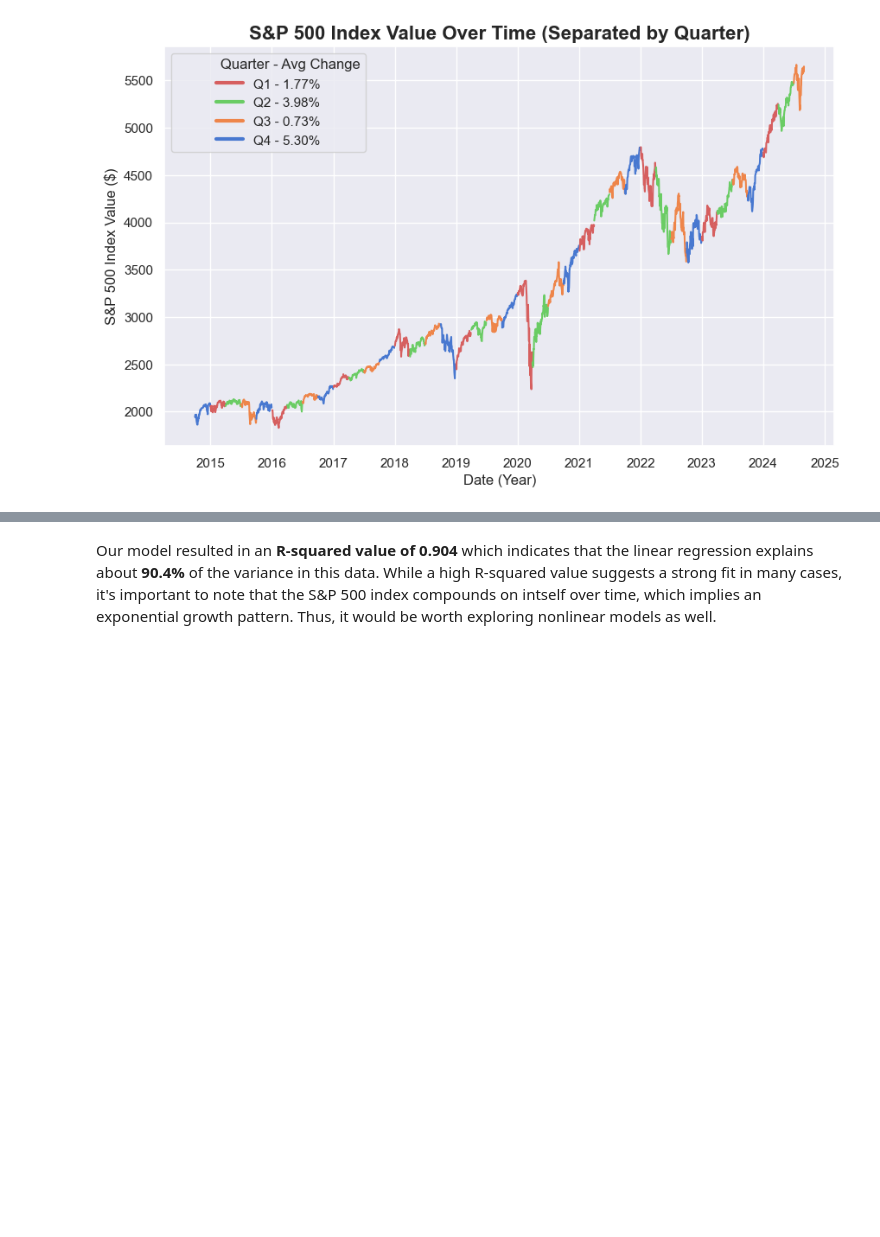
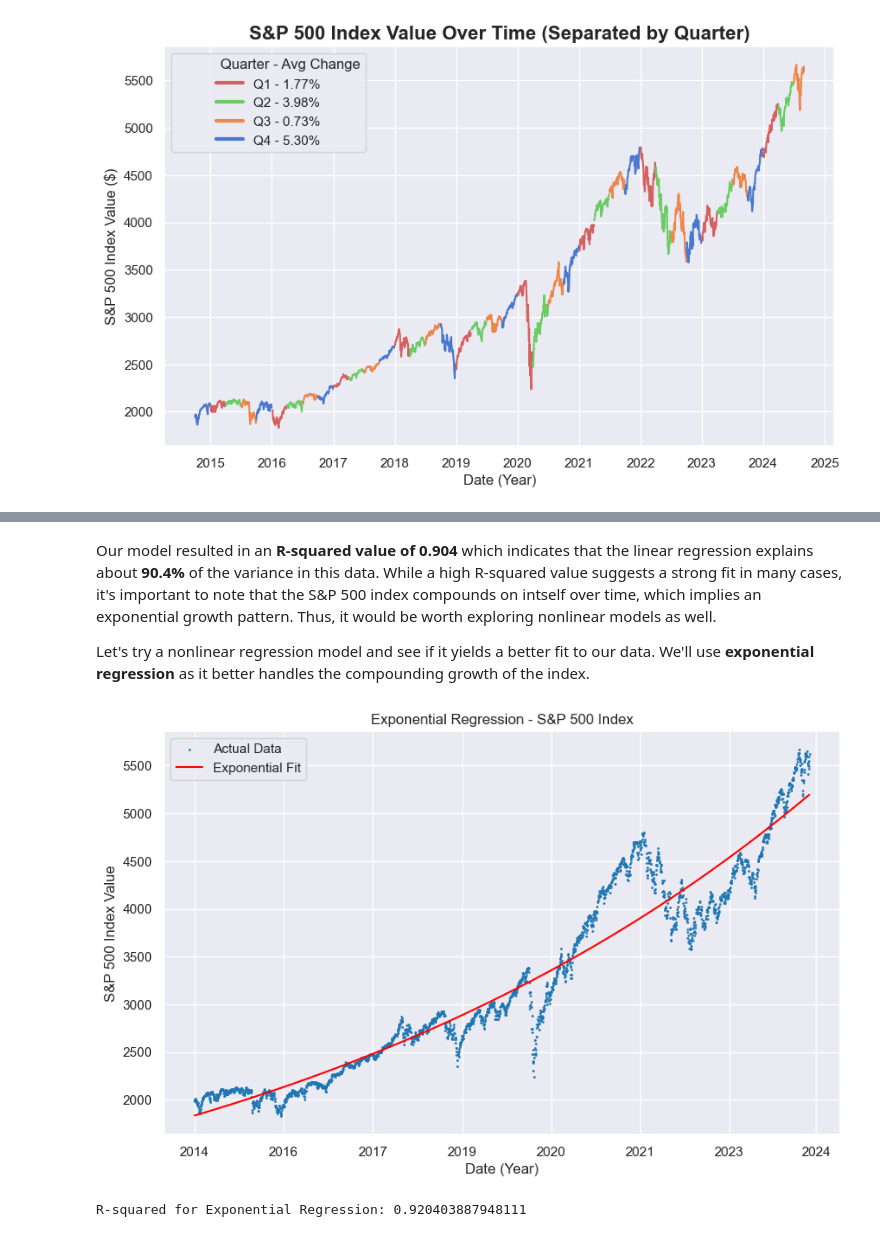
Before and after one commit to iluvcoding123/sp500_analysis, a Jupyter notebook: sp500_analysis.ipynb, the cells around one changed output, grey strips where cells are left out. Drawn from its saved outputs; the diff is of its cells as text; code cells hidden in the pictures; blank space fills up the shorter version.

Commit message:
Added exponential regression

```diff
--- a/sp500_analysis.ipynb
+++ b/sp500_analysis.ipynb
@@ -416,2 +416,36 @@ strong multicollinearity or other numerical problems.
 # %% [markdown]
 Our model resulted in an **R-squared value of 0.904** which indicates that the linear regression explains about **90.4%** of the variance in this data. While a high R-squared value suggests a strong fit in many cases, it's important to note that the S&P 500 index compounds on intself over time, which implies an exponential growth pattern. Thus, it would be worth exploring nonlinear models as well.
+
+Let's try a nonlinear regression model and see if it yields a better fit to our data. We'll use **exponential regression** as it better handles the compounding growth of the index.
+# %%
+from sklearn.linear_model import LinearRegression
+
+# Take the log of the dependent variable (S&P 500 index)
+y_log = np.log(index['S&P500'])
+
+# Fit linear regression to the log-transformed data
+x = index['Days'].values.reshape(-1, 1)
+model = LinearRegression()
+model.fit(x, y_log)
+
+# Predict using the model and exponentiate to return to the original scale
+y_pred_log = model.predict(x)
+y_pred = np.exp(y_pred_log)
+
+# Plotting
+plt.figure(figsize=(10, 6))
+plt.scatter(index['Days'], index['S&P500'], label='Actual Data', s=1)
+plt.plot(index['Days'], y_pred, color='red', label='Exponential Fit')
+plt.xlabel('Date (Year)')
+plt.ylabel('S&P 500 Index Value')
+plt.title('Exponential Regression - S&P 500 Index')
+plt.legend()
+plt.xticks(ticks=pd.concat([index['Days'], future_days['Days']])[::365], labels=all_dates.dt.year[::365])
+plt.show()
+
+# Calculate and print the R-squared value
+r2_exp = r2_score(y, y_pred)
+print(f"R-squared for Exponential Regression: {r2_exp}")
+# %% [output]
+[figure, added]
+R-squared for Exponential Regression: 0.920403887948111
```
Also changed, not shown: parts of 2 cells of this notebook.
